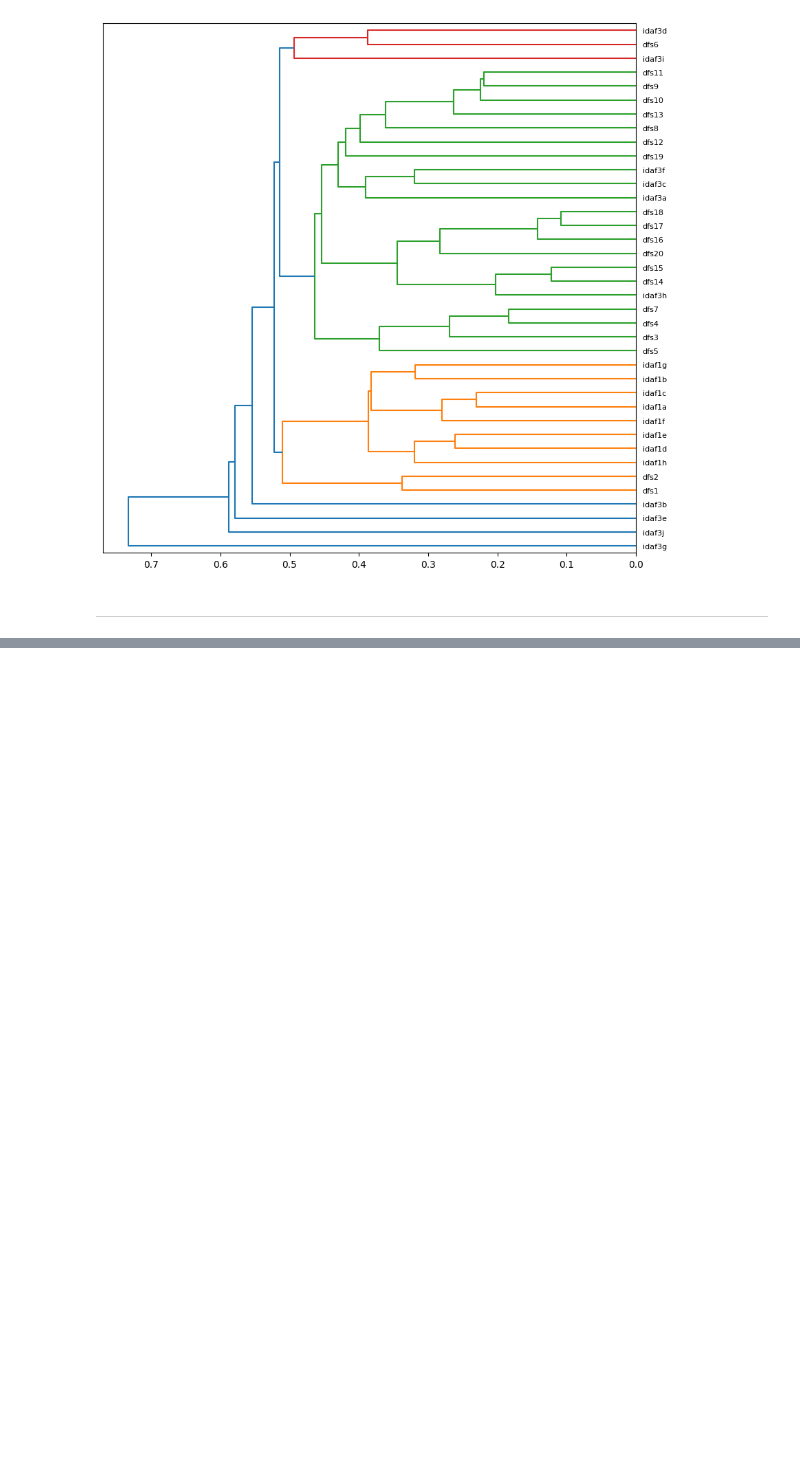
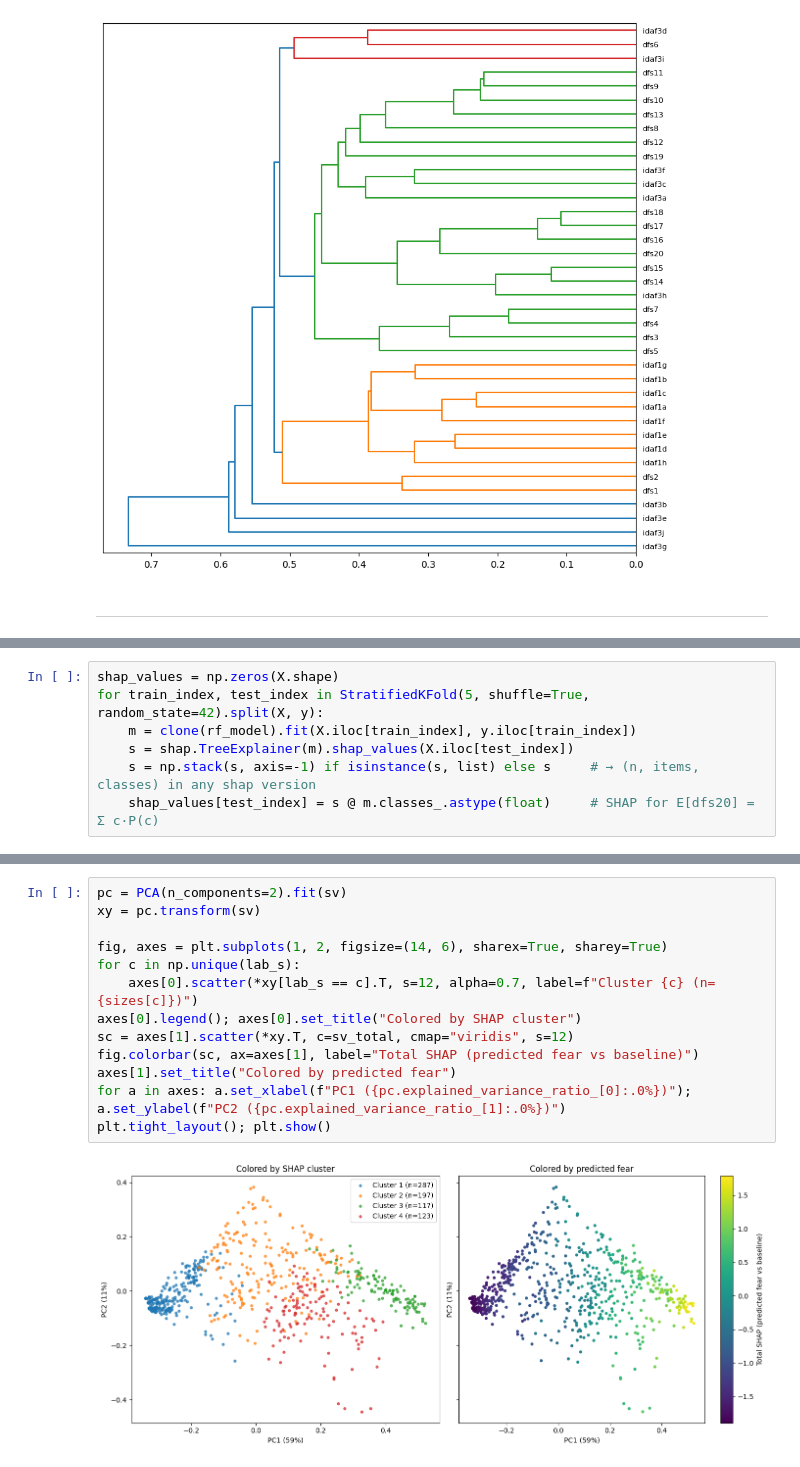
Before and after one commit to oral-health-and-disease-ontologies/DFA-Study, a Jupyter notebook: notebooks/DFA-cluster-analysis.ipynb, the cells around one changed output, grey strips where cells are left out. Drawn from its saved outputs; the diff is of its cells as text; blank space fills up the shorter version.

```diff
--- a/notebooks/DFA-cluster-analysis.ipynb
+++ b/notebooks/DFA-cluster-analysis.ipynb
@@ -889,0 +981,7 @@ The independence of cost supports distinguishing cost- or access-driven avoidanc
+# %%
+shap_values = np.zeros(X.shape)
+for train_index, test_index in StratifiedKFold(5, shuffle=True, random_state=42).split(X, y):
+    m = clone(rf_model).fit(X.iloc[train_index], y.iloc[train_index])
+    s = shap.TreeExplainer(m).shap_values(X.iloc[test_index])
+    s = np.stack(s, axis=-1) if isinstance(s, list) else s     # → (n, items, classes) in any shap version
+    shap_values[test_index] = s @ m.classes_.astype(float)     # SHAP for E[dfs20] = Σ c·P(c)
@@ -889,0 +1094,15 @@ The independence of cost supports distinguishing cost- or access-driven avoidanc
+# %%
+pc = PCA(n_components=2).fit(sv)
+xy = pc.transform(sv)
+
+fig, axes = plt.subplots(1, 2, figsize=(14, 6), sharex=True, sharey=True)
+for c in np.unique(lab_s):
+    axes[0].scatter(*xy[lab_s == c].T, s=12, alpha=0.7, label=f"Cluster {c} (n={sizes[c]})")
+axes[0].legend(); axes[0].set_title("Colored by SHAP cluster")
+sc = axes[1].scatter(*xy.T, c=sv_total, cmap="viridis", s=12)
+fig.colorbar(sc, ax=axes[1], label="Total SHAP (predicted fear vs baseline)")
+axes[1].set_title("Colored by predicted fear")
+for a in axes: a.set_xlabel(f"PC1 ({pc.explained_variance_ratio_[0]:.0%})"); a.set_ylabel(f"PC2 ({pc.explained_variance_ratio_[1]:.0%})")
+plt.tight_layout(); plt.show()
+# %% [output]
+[figure, added]
```
Also changed, not shown: parts of 23 cells of this notebook.
